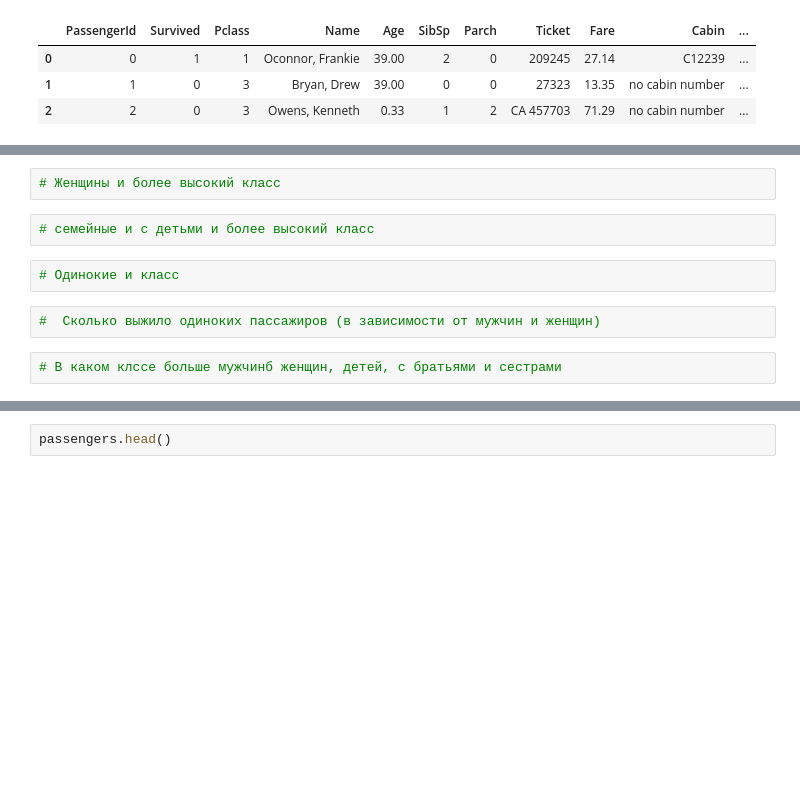
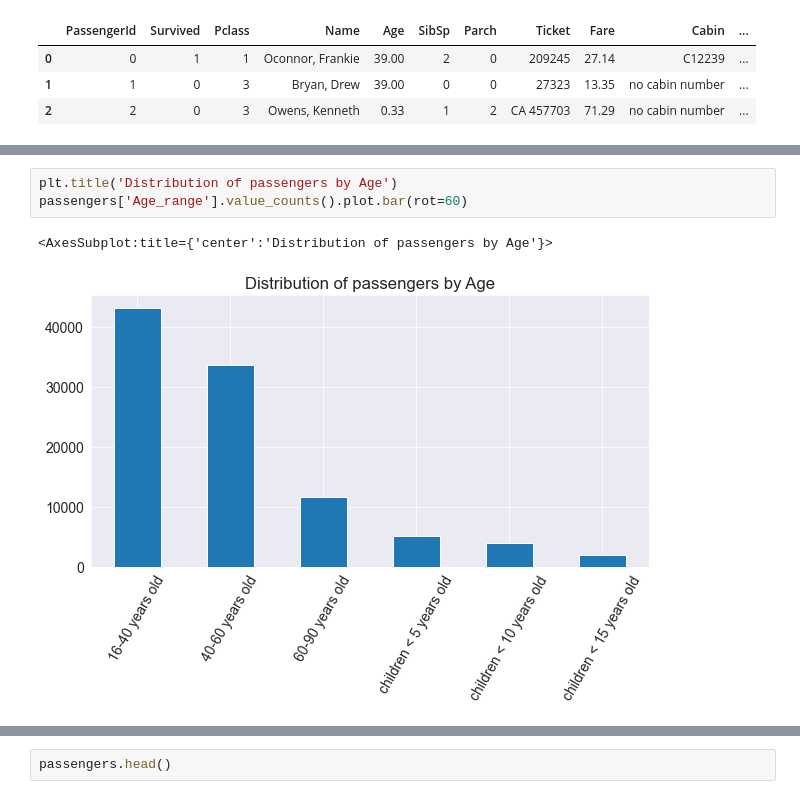
Before and after one commit to pmstangmailcom/rs_school, a Jupyter notebook: EDA_data_exploration.ipynb, the cells around one changed output, grey strips where cells are left out. Drawn from its saved outputs; the diff is of its cells as text; blank space fills up the shorter version.

```diff
--- a/EDA_data_exploration.ipynb
+++ b/EDA_data_exploration.ipynb
@@ -409,10 +325,6 @@ Text(0.5, 1.0, 'Destribution men and women among single people')
-# %%
-# Женщины и более высокий класс
-# %%
-# семейные и с детьми и более высокий класс
-# %%
-# Одинокие и класс
-# %%
-#  Сколько выжило одиноких пассажиров (в зависимости от мужчин и женщин)
-# %%
-# В каком клссе больше мужчинб женщин, детей, с братьями и сестрами
+# %%
+plt.title('Distribution of passengers by Age')
+passengers['Age_range'].value_counts().plot.bar(rot=60)
+# %% [output]
+<AxesSubplot:title={'center':'Distribution of passengers by Age'}>
+[figure, added]
```
Also changed, not shown: parts of 61 cells of this notebook.
